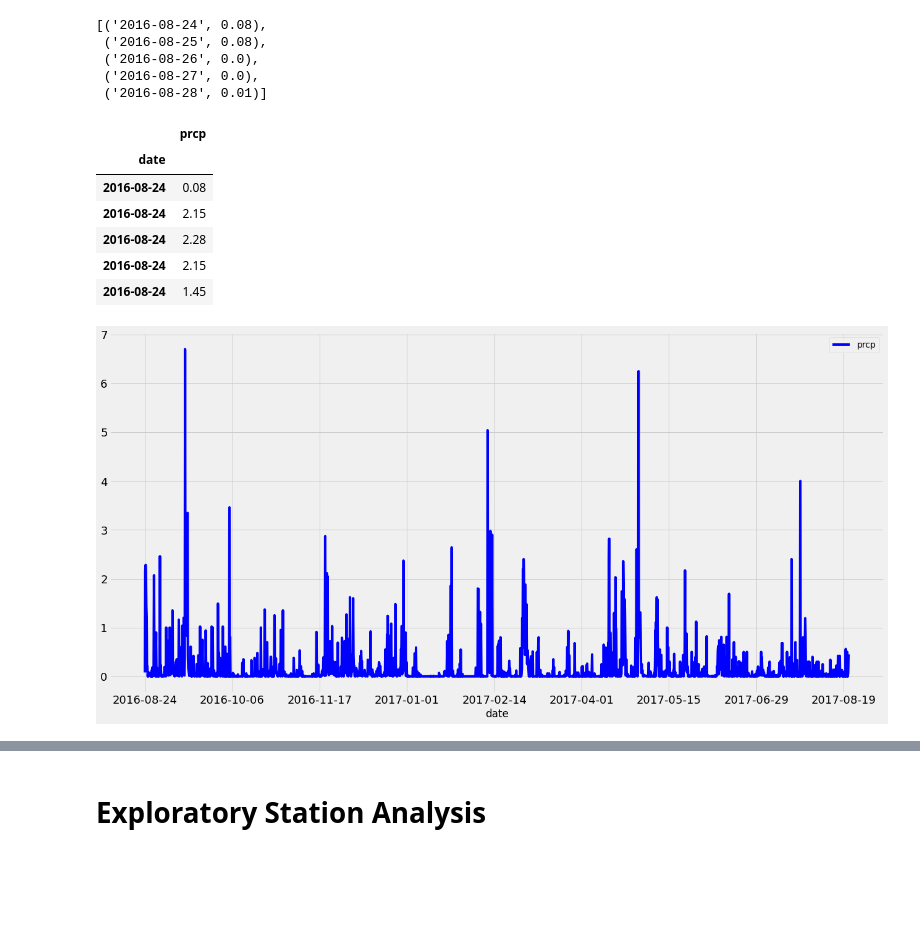
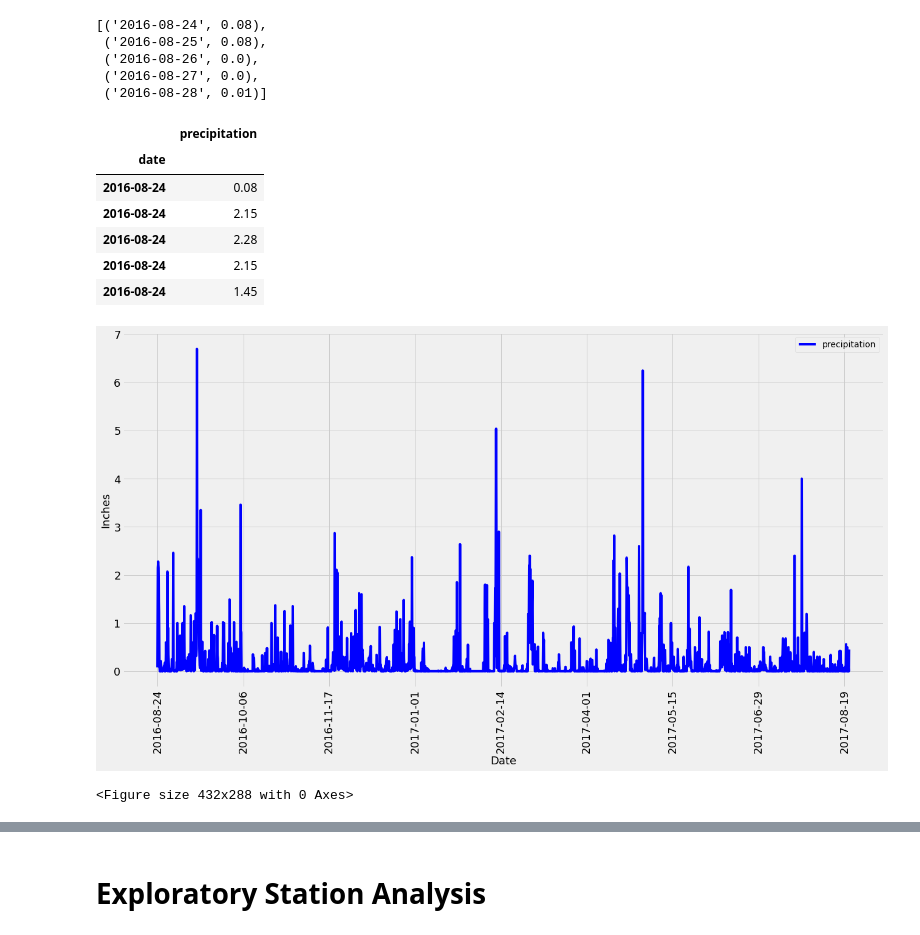
Before and after one commit to geraldwattsthethird/sqlalchemy-challenge, a Jupyter notebook: climate.ipynb, the cells around one changed output, grey strips where cells are left out. Saved outputs shown, nothing was run; the diff lists cells and outputs as text; code cells hidden in the pictures; blank space fills up the shorter version.

```diff
--- a/climate.ipynb
+++ b/climate.ipynb
@@ -63,12 +62,15 @@ prcp_data[:5]
 # %%
 # Save the query results as a Pandas DataFrame and set the index to the date column
 prcp_df = pd.DataFrame(prcp_data).set_index('date')
+# %%
+# Change the column name from prcp to precipitation
+prcp_df=prcp_df.rename(columns={'prcp':'precipitation'})
 # %%
 # Sort the dataframe by date
-prcp_df=prcp_df.sort_values(by='date')
+prcp_df=prcp_df.sort_values(by='date').dropna()
 prcp_df.head()
 # %% [output]
-|  | prcp |
+|  | precipitation |
 | date |  |
 | 2016-08-24 | 0.08 |
 | 2016-08-24 | 2.15 |
@@ -78,9 +80,14 @@ prcp_df.head()
 # %%
 # Use Pandas Plotting with Matplotlib to plot the data
 prcp_df.plot(figsize=(20,10), color="b", fontsize = 18)
+plt.xlabel("Date", fontsize = 18)
+plt.xticks(rotation = 90)
+plt.ylabel("Inches", fontsize = 18)
 #plt.savefig("Precipitation analysis.png")
 plt.show()
+plt.tight_layout()
 # %% [output]
-[figure, old version]
+[figure, new version]
+<Figure size 432x288 with 0 Axes>
 # %%
 # Use Pandas to calcualte the summary statistics for the precipitation data
```
Also changed, not shown: parts of 6 cells of this notebook.
